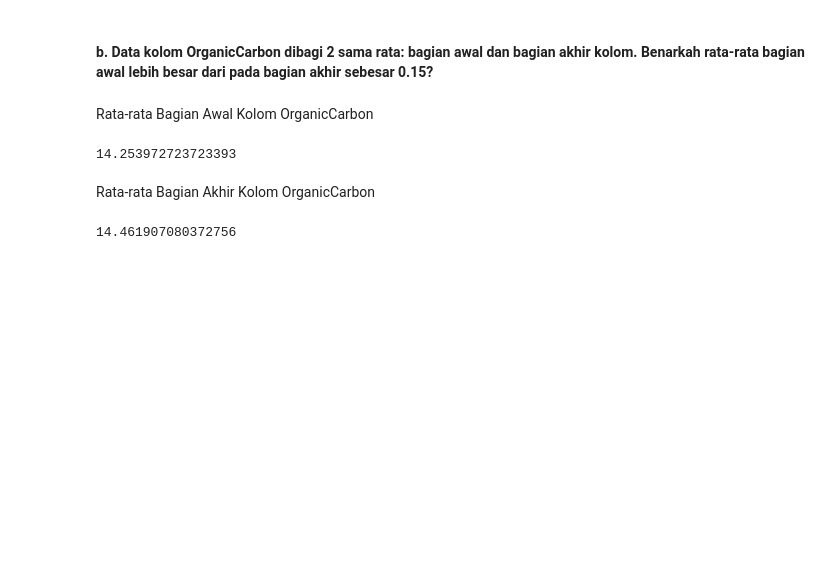
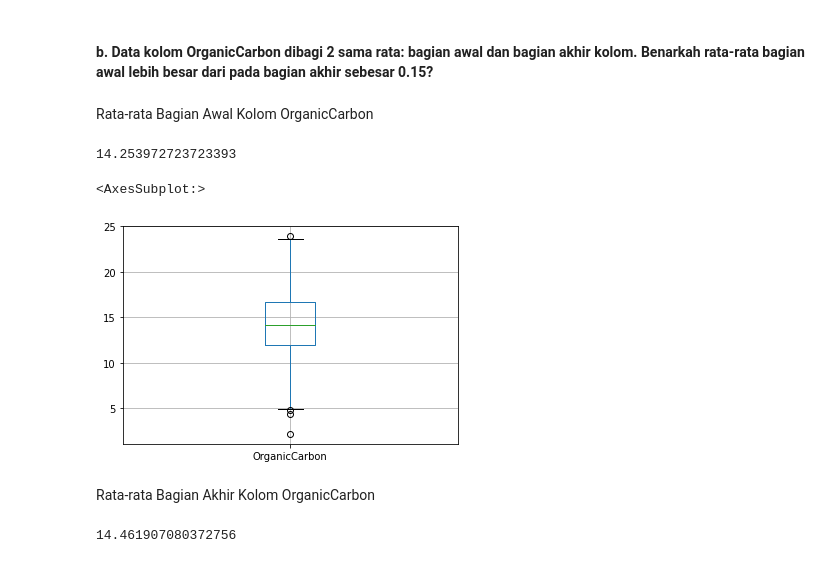
Before and after one commit to kentlius/Tubes-Probstat, a Jupyter notebook: main.ipynb, the cells around one changed output. Drawn from its saved outputs; the diff is of its cells as text; code cells hidden in the pictures; blank space fills up the shorter version.

```diff
--- a/main.ipynb
+++ b/main.ipynb
@@ -766,6 +759,11 @@ Rata-rata Bagian Awal Kolom OrganicCarbon
 df['OrganicCarbon'].iloc[:len(df)//2].mean()
 # %% [output]
 14.253972723723393
+# %%
+df.iloc[:len(df)//2].boxplot(['OrganicCarbon'])
+# %% [output]
+<AxesSubplot:>
+[figure, added]
 # %% [markdown]
 Rata-rata Bagian Akhir Kolom OrganicCarbon
 # %%
```
Also changed, not shown: parts of 15 cells of this notebook.
